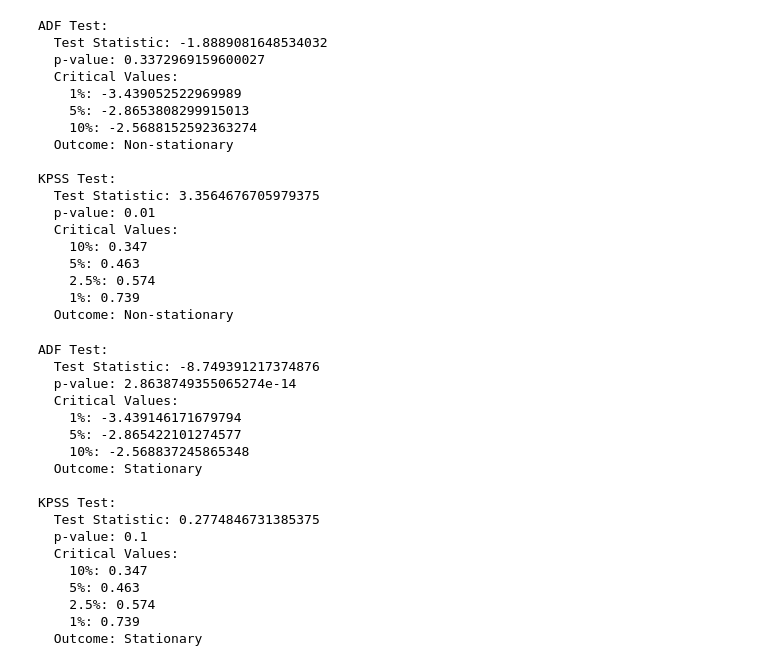
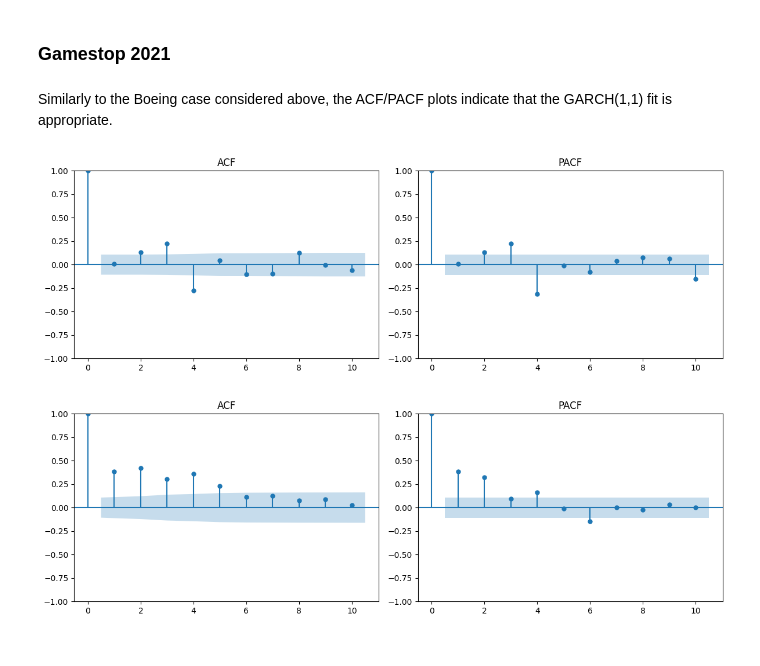
Before and after one commit to AlexanderGTumanov/stock-analyzer, a Jupyter notebook: notebooks/stock_analyzer.ipynb, the cells around one changed output. Cells and saved outputs as stored; diff of their text form; code cells hidden in the pictures.

```diff
--- a/notebooks/stock_analyzer.ipynb
+++ b/notebooks/stock_analyzer.ipynb
@@ -14,48 +40,15 @@ warnings.simplefilter("ignore", category = FutureWarning)
+# %% [markdown]
+### Gamestop 2021
+# %% [markdown]
+Similarly to the Boeing case considered above, the ACF/PACF plots indicate that the GARCH(1,1) fit is appropriate.
 # %%
-start = dt.datetime(2020, 1, 1)
-end = dt.datetime(2023, 1, 1)
-stock = analysis.retrieve_stock('AAPL', start, end)
-log_stock = analysis.log_returns(stock)
-log_stock_rolling = analysis.rolling_mean(log_stock)
+start = dt.datetime(2020, 7, 1)
+end = dt.datetime(2021, 11, 1)
+stock = analysis.retrieve_stock('GME', start, end)
+log_returns = analysis.log_returns(stock)
+
+analysis.plot_acf_pacf(log_returns, lags = 10)
+analysis.plot_acf_pacf(log_returns ** 2, lags = 10)
+# %% [output]
+[figure, added]
+[figure, added]
-# %%
-analysis.stationarity_test(stock)
-# %% [output]
-ADF Test:
-  Test Statistic: -1.8889081648534032
-  p-value: 0.3372969159600027
-  Critical Values:
-    1%: -3.439052522969989
-    5%: -2.8653808299915013
-    10%: -2.5688152592363274
-  Outcome: Non-stationary
-
-KPSS Test:
-  Test Statistic: 3.3564676705979375
-  p-value: 0.01
-  Critical Values:
-    10%: 0.347
-    5%: 0.463
-    2.5%: 0.574
-    1%: 0.739
-  Outcome: Non-stationary
-# %%
-analysis.stationarity_test(log_stock)
-# %% [output]
-ADF Test:
-  Test Statistic: -8.749391217374876
-  p-value: 2.8638749355065274e-14
-  Critical Values:
-    1%: -3.439146171679794
-    5%: -2.865422101274577
-    10%: -2.568837245865348
-  Outcome: Stationary
-
-KPSS Test:
-  Test Statistic: 0.2774846731385375
-  p-value: 0.1
-  Critical Values:
-    10%: 0.347
-    5%: 0.463
-    2.5%: 0.574
-    1%: 0.739
-  Outcome: Stationary
```
Also changed, not shown: parts of 18 cells of this notebook, 4 other files.
